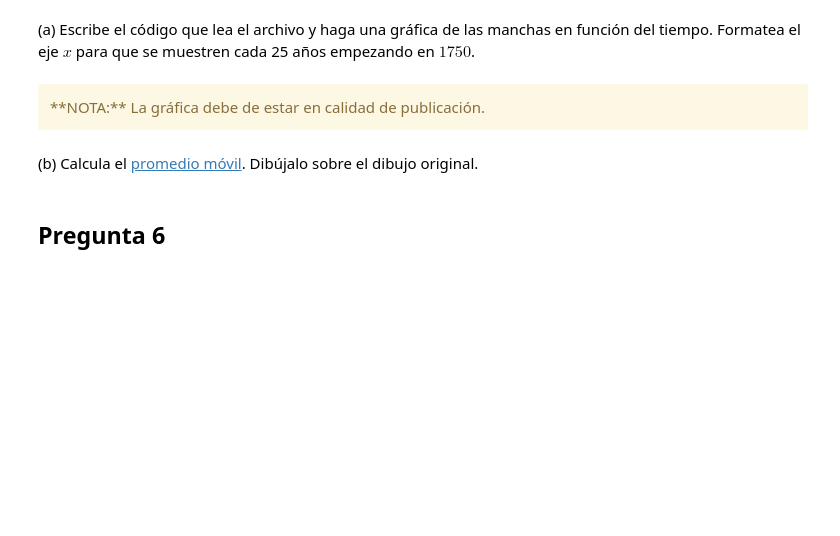
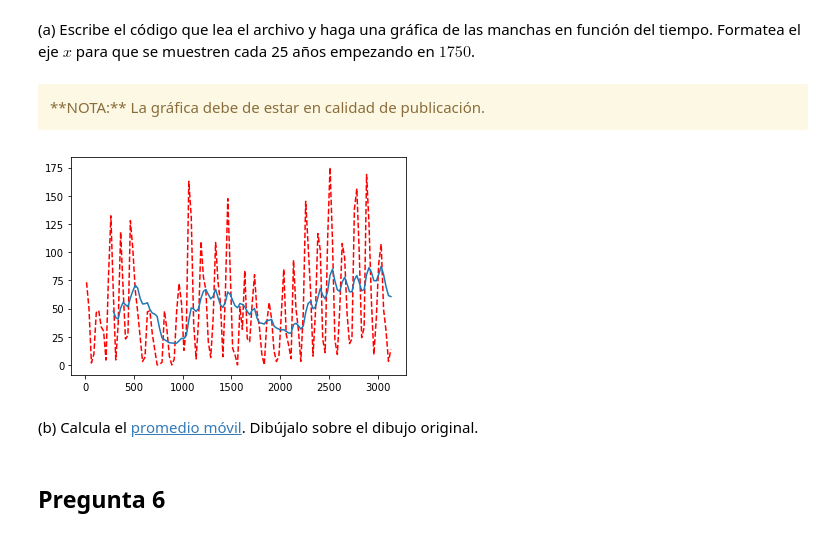
Before and after one commit to jesusigarmor/Matematicas-computacionales-fall2020, a Jupyter notebook: alumnos/gustavoma97/NumPy_tarea.ipynb, the cells around one changed output. Saved outputs shown, nothing was run; the diff lists cells and outputs as text; code cells hidden in the pictures; blank space fills up the shorter version.

```diff
--- a/alumnos/gustavoma97/NumPy_tarea.ipynb
+++ b/alumnos/gustavoma97/NumPy_tarea.ipynb
@@ -120,5 +258,15 @@ Utiliza el archivo `sunspots.txt` (localizado en la carpeta `data`), el cual con
 <div class="alert alert-warning">
 **NOTA:** La gráfica debe de estar en calidad de publicación.
 </div>
+# %%
+data=np.loadtxt('data/sunspots.txt')
+x = data[12::25, 0]
+y = data[12::25, 1]
+plt.plot(x, y,'r--')
+plt.plot(x[len(x)-len(movingaverage(y,12)):],movingaverage(y,12))
+movingaverage(y,12)
+plt.show()
+# %% [output]
+[figure, added]
 # %% [markdown]
 (b) Calcula el [promedio móvil](http://en.wikipedia.org/wiki/Moving_average). Dibújalo sobre el dibujo original.
```
Also changed, not shown: parts of 26 cells of this notebook, 8 other files.
